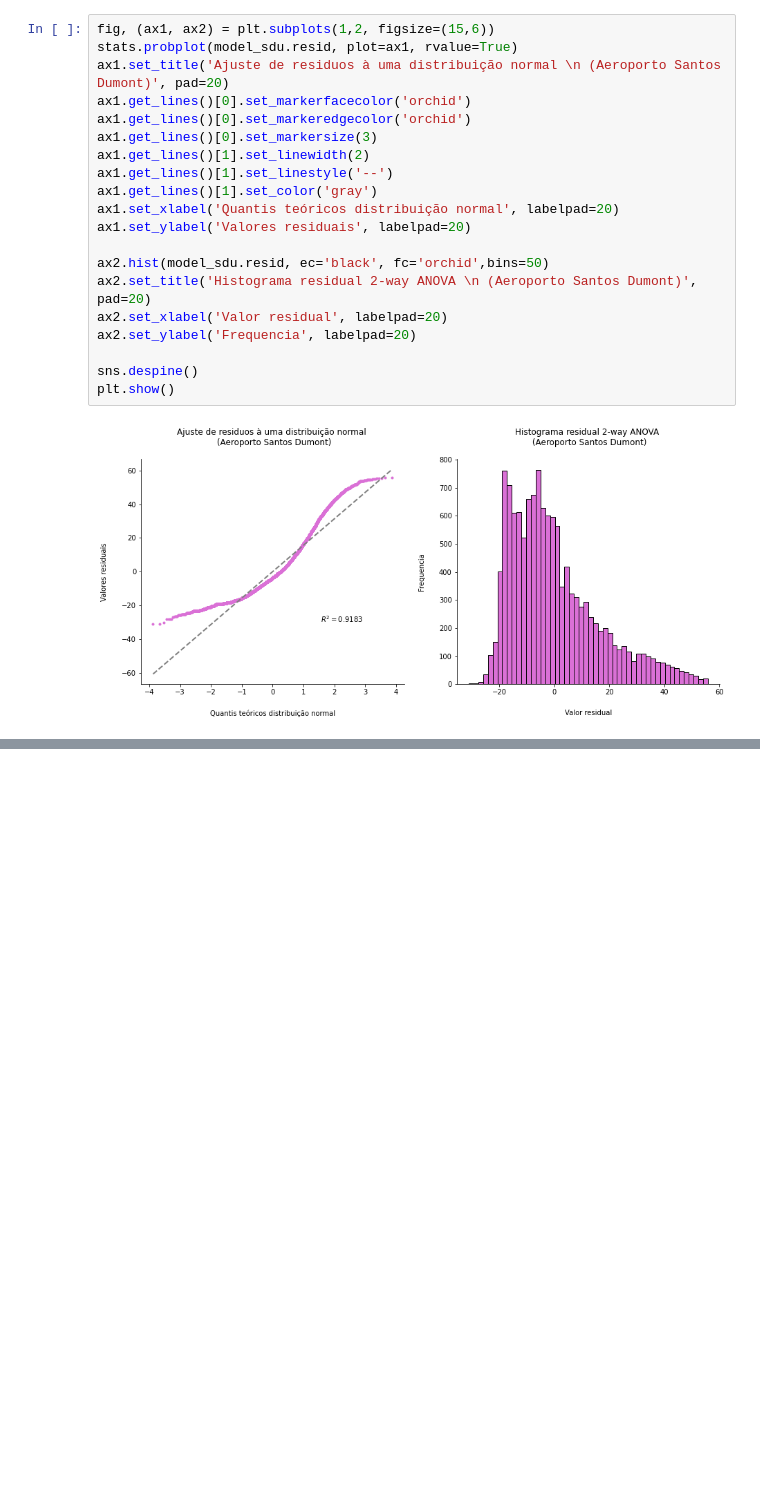
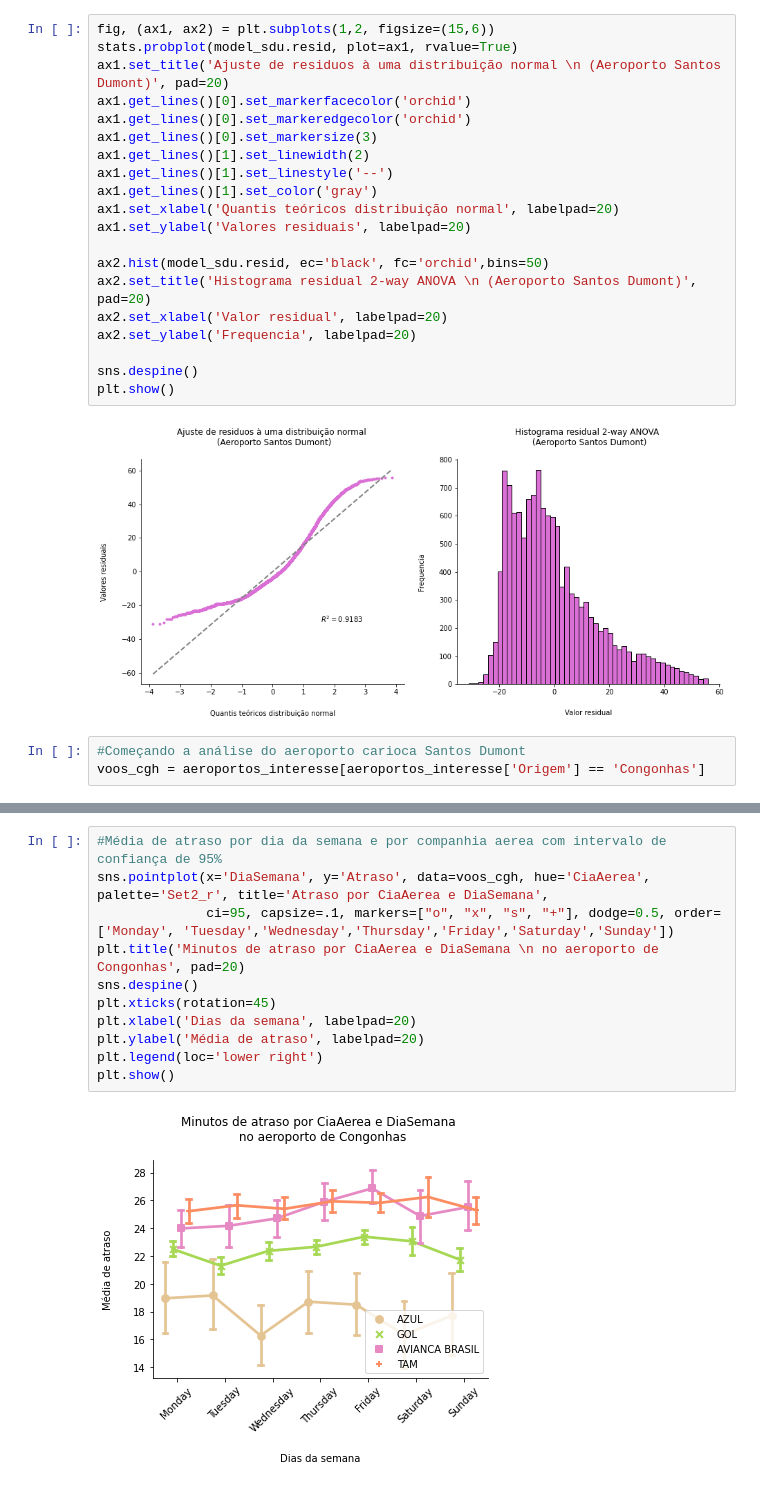
Before and after one commit to vinismachadoo/aviacao-civil-brasil, a Jupyter notebook: controle_estatistico_voos.ipynb, the cells around one changed output, grey strips where cells are left out. Drawn from its saved outputs; the diff is of its cells as text; blank space fills up the shorter version.

Commit message:
2-way anova aeroporto de congonhas

```diff
--- a/controle_estatistico_voos.ipynb
+++ b/controle_estatistico_voos.ipynb
@@ -546,3 +546,6 @@ sns.despine()
 plt.show()
 # %% [output]
 [figure]
+# %%
+#Começando a análise do aeroporto carioca Santos Dumont
+voos_cgh = aeroportos_interesse[aeroportos_interesse['Origem'] == 'Congonhas']
@@ -548,0 +564,13 @@ plt.show()
+# %%
+#Média de atraso por dia da semana e por companhia aerea com intervalo de confiança de 95%
+sns.pointplot(x='DiaSemana', y='Atraso', data=voos_cgh, hue='CiaAerea', palette='Set2_r', title='Atraso por CiaAerea e DiaSemana',
+              ci=95, capsize=.1, markers=["o", "x", "s", "+"], dodge=0.5, order=['Monday', 'Tuesday','Wednesday','Thursday','Friday','Saturday','Sunday'])
+plt.title('Minutos de atraso por CiaAerea e DiaSemana \n no aeroporto de Congonhas', pad=20)
+sns.despine()
+plt.xticks(rotation=45)
+plt.xlabel('Dias da semana', labelpad=20)
+plt.ylabel('Média de atraso', labelpad=20)
+plt.legend(loc='lower right')
+plt.show()
+# %% [output]
+[figure, added]
```
Also changed, not shown: parts of 9 cells of this notebook.
